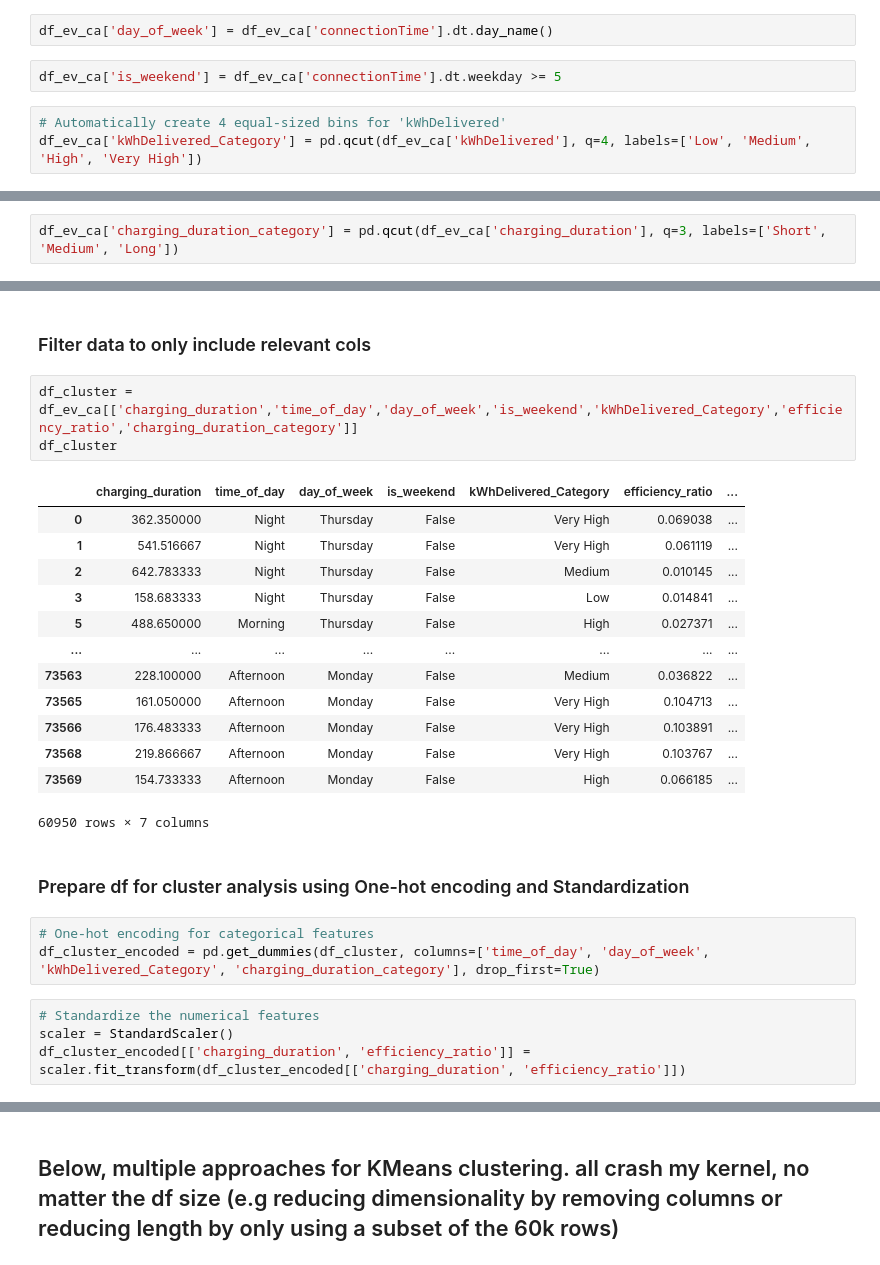
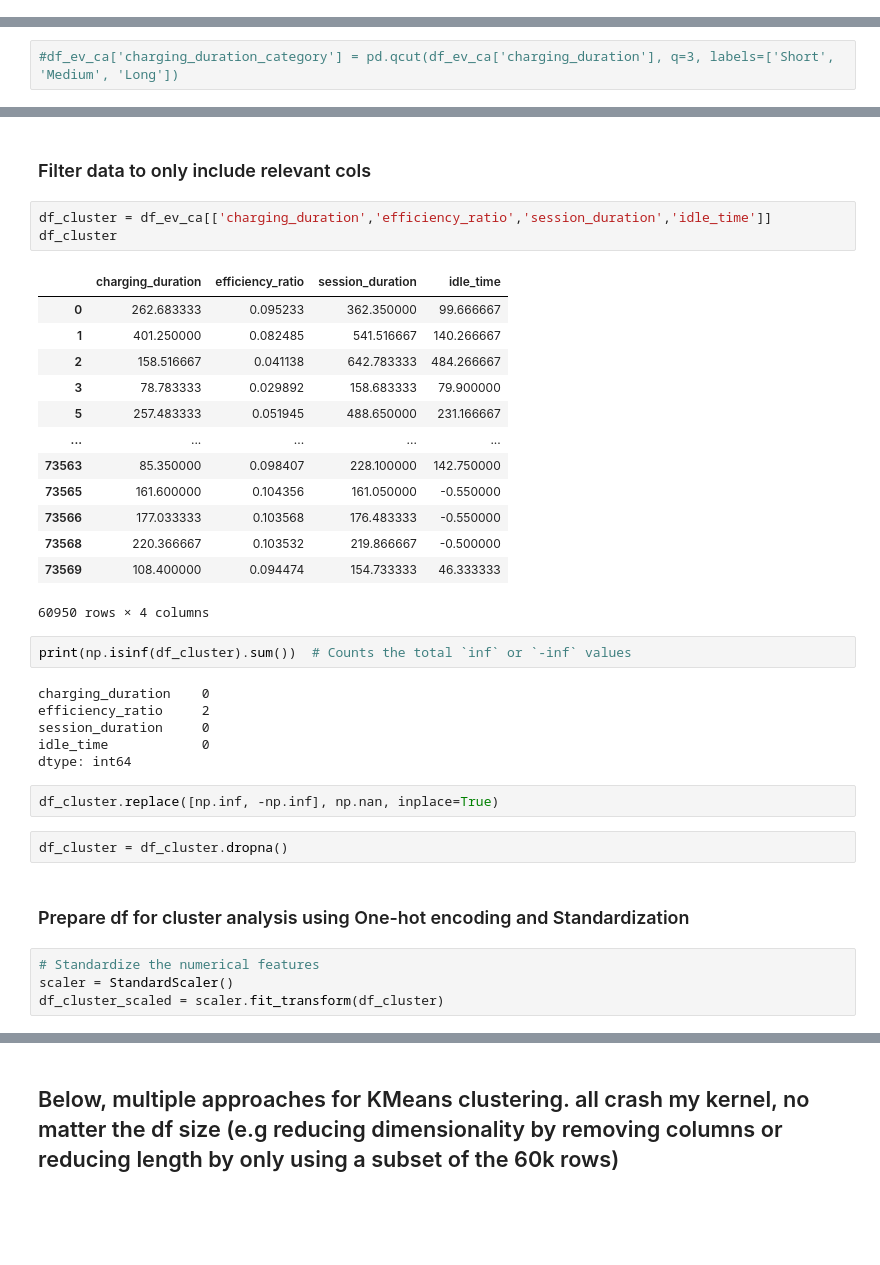
Before and after one commit to JanRkck/AA24, a Jupyter notebook: 03_cluster_analysis.ipynb, the cells around one changed output, grey strips where cells are left out. Saved outputs shown, nothing was run; the diff lists cells and outputs as text; blank space fills up the shorter version.

```diff
--- a/03_cluster_analysis.ipynb
+++ b/03_cluster_analysis.ipynb
@@ -118,7 +145,0 @@ df_ev_ca['time_of_day'] = df_ev_ca['connectionTime'].apply(get_time_of_day)
-# %%
-df_ev_ca['day_of_week'] = df_ev_ca['connectionTime'].dt.day_name()
-# %%
-df_ev_ca['is_weekend'] = df_ev_ca['connectionTime'].dt.weekday >= 5
-# %%
-# Automatically create 4 equal-sized bins for 'kWhDelivered'
-df_ev_ca['kWhDelivered_Category'] = pd.qcut(df_ev_ca['kWhDelivered'], q=4, labels=['Low', 'Medium', 'High', 'Very High'])
@@ -127,5 +161,5 @@ df_ev_ca['efficiency_ratio'] = df_ev_ca['kWhDelivered'] / df_ev_ca['charging_dur
 # %%
-df_ev_ca['charging_duration_category'] = pd.qcut(df_ev_ca['charging_duration'], q=3, labels=['Short', 'Medium', 'Long'])
+#df_ev_ca['charging_duration_category'] = pd.qcut(df_ev_ca['charging_duration'], q=3, labels=['Short', 'Medium', 'Long'])
 # %%
 df_ev_ca
 # %% [output]
@@ -165,28 +199,37 @@ list(df_ev_ca.columns)
 # %% [markdown]
 ### Filter data to only include relevant cols
 # %%
-df_cluster = df_ev_ca[['charging_duration','time_of_day','day_of_week','is_weekend','kWhDelivered_Category','efficiency_ratio','charging_duration_category']]
+df_cluster = df_ev_ca[['charging_duration','efficiency_ratio','session_duration','idle_time']]
 df_cluster
 # %% [output]
-|  | charging_duration | time_of_day | day_of_week | is_weekend | kWhDelivered_Category | efficiency_ratio | ... |
-| 0 | 362.350000 | Night | Thursday | False | Very High | 0.069038 | ... |
-| 1 | 541.516667 | Night | Thursday | False | Very High | 0.061119 | ... |
-| 2 | 642.783333 | Night | Thursday | False | Medium | 0.010145 | ... |
-| 3 | 158.683333 | Night | Thursday | False | Low | 0.014841 | ... |
-| 5 | 488.650000 | Morning | Thursday | False | High | 0.027371 | ... |
-| ... | ... | ... | ... | ... | ... | ... | ... |
-| 73563 | 228.100000 | Afternoon | Monday | False | Medium | 0.036822 | ... |
-| 73565 | 161.050000 | Afternoon | Monday | False | Very High | 0.104713 | ... |
-| 73566 | 176.483333 | Afternoon | Monday | False | Very High | 0.103891 | ... |
-| 73568 | 219.866667 | Afternoon | Monday | False | Very High | 0.103767 | ... |
-| 73569 | 154.733333 | Afternoon | Monday | False | High | 0.066185 | ... |
+|  | charging_duration | efficiency_ratio | session_duration | idle_time |
+| 0 | 262.683333 | 0.095233 | 362.350000 | 99.666667 |
+| 1 | 401.250000 | 0.082485 | 541.516667 | 140.266667 |
+| 2 | 158.516667 | 0.041138 | 642.783333 | 484.266667 |
+| 3 | 78.783333 | 0.029892 | 158.683333 | 79.900000 |
+| 5 | 257.483333 | 0.051945 | 488.650000 | 231.166667 |
+| ... | ... | ... | ... | ... |
+| 73563 | 85.350000 | 0.098407 | 228.100000 | 142.750000 |
+| 73565 | 161.600000 | 0.104356 | 161.050000 | -0.550000 |
+| 73566 | 177.033333 | 0.103568 | 176.483333 | -0.550000 |
+| 73568 | 220.366667 | 0.103532 | 219.866667 | -0.500000 |
+| 73569 | 108.400000 | 0.094474 | 154.733333 | 46.333333 |
-60950 rows × 7 columns
+60950 rows × 4 columns
+# %%
+print(np.isinf(df_cluster).sum())  # Counts the total `inf` or `-inf` values
+# %% [output]
+charging_duration    0
+efficiency_ratio     2
+session_duration     0
+idle_time            0
+dtype: int64
+# %%
+df_cluster.replace([np.inf, -np.inf], np.nan, inplace=True)
+# %%
+df_cluster = df_cluster.dropna()
 # %% [markdown]
 ### Prepare df for cluster analysis using One-hot encoding and Standardization
-# %%
-# One-hot encoding for categorical features
-df_cluster_encoded = pd.get_dummies(df_cluster, columns=['time_of_day', 'day_of_week', 'kWhDelivered_Category', 'charging_duration_category'], drop_first=True)
 # %%
 # Standardize the numerical features
 scaler = StandardScaler()
-df_cluster_encoded[['charging_duration', 'efficiency_ratio']] = scaler.fit_transform(df_cluster_encoded[['charging_duration', 'efficiency_ratio']])
+df_cluster_scaled = scaler.fit_transform(df_cluster)
```
Also changed, not shown: parts of 21 cells of this notebook.
